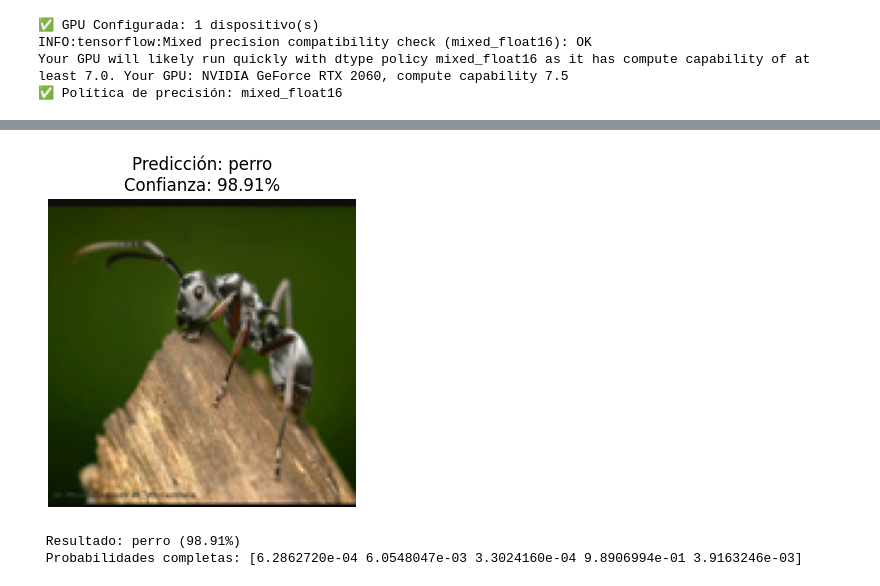
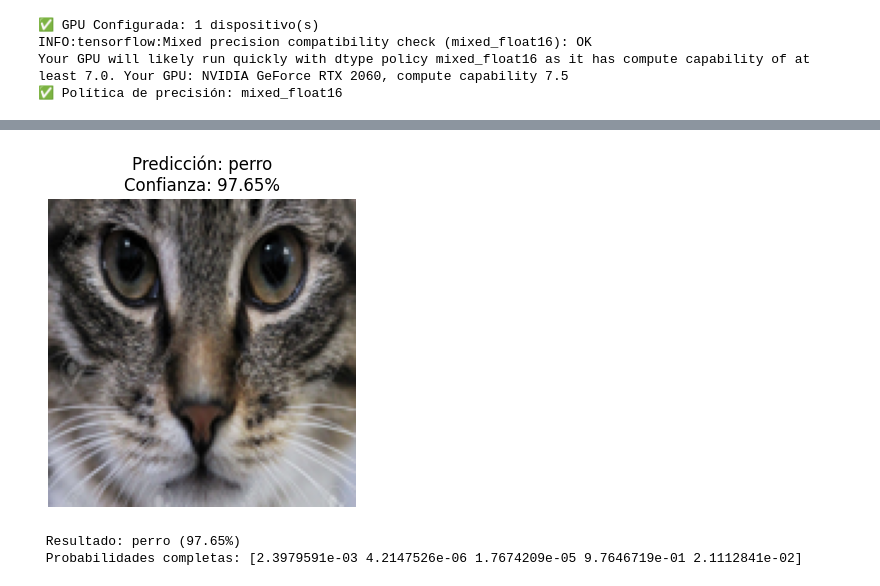
Before and after one commit to AgonyDart/ITM-2025-IA, a Jupyter notebook: projects/20251015_cnn/CNNexp.ipynb, the cells around one changed output, grey strips where cells are left out. Drawn from its saved outputs; the diff is of its cells as text; code cells hidden in the pictures.

```diff
--- a/projects/20251015_cnn/CNNexp.ipynb
+++ b/projects/20251015_cnn/CNNexp.ipynb
@@ -216,7 +230,7 @@ import requests
 from io import BytesIO
 from PIL import Image
 
-MODEL_PATH = pathlib.Path(r'C:\Users\angel\MyCode\ITM-2025-IA\projects\20251015_cnn\models\gpu_animales_e40_001.h5')
+MODEL_PATH = pathlib.Path(r'C:\Users\angel\MyCode\ITM-2025-IA\projects\20251015_cnn\models\gpu_animales_e20_001.h5')
 IMG_SIZE = (128, 128)
 class_names = ['catarina', 'gato', 'hormiga', 'perro', 'tortuga']
 
@@ -270,8 +284,8 @@ def predecir_imagen(img_path):
         print(f"❌ Error al procesar la imagen: {e}")
 
 
-ruta_local = pathlib.Path(r'C:\Users\angel\MyCode\ITM-2025-IA\projects\20251015_cnn\image.png')
+local = pathlib.Path(r'C:\Users\angel\MyCode\ITM-2025-IA\projects\20251015_cnn\data\gato\cat_28177.png')
 
-url_internet = "https://pm1.aminoapps.com/7101/8b533fc30836d89d856e5e9f631e483e1f47f6adr1-720-560v2_hq.jpg"
-predecir_imagen(url_internet)
+internet = "https://previews.123rf.com/images/saneck/saneck2201/saneck220100010/179909962-cat-face-close-up-cat-look.jpg"
+predecir_imagen(internet)
 # %% [output]
@@ -281,3 +295,3 @@ Cargando modelo desde C:\Users\angel\MyCode\ITM-2025-IA\projects\20251015_cnn\mo
-[figure, old version]
+[figure, new version]
- Resultado: perro (98.91%)
- Probabilidades completas: [6.2862720e-04 6.0548047e-03 3.3024160e-04 9.8906994e-01 3.9163246e-03]
+ Resultado: perro (97.65%)
+ Probabilidades completas: [2.3979591e-03 4.2147526e-06 1.7674209e-05 9.7646719e-01 2.1112841e-02]
```
Also changed, not shown: parts of 14 cells of this notebook, 4 other files.
